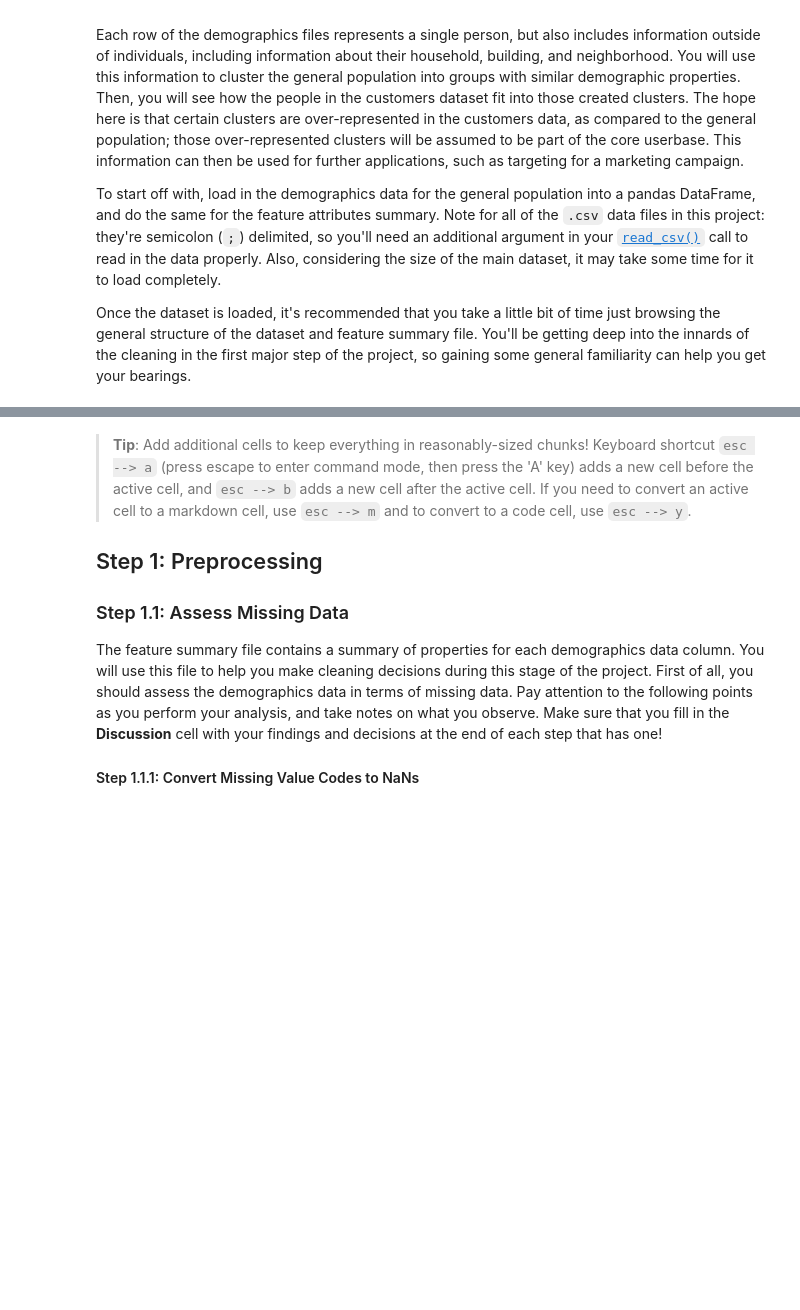
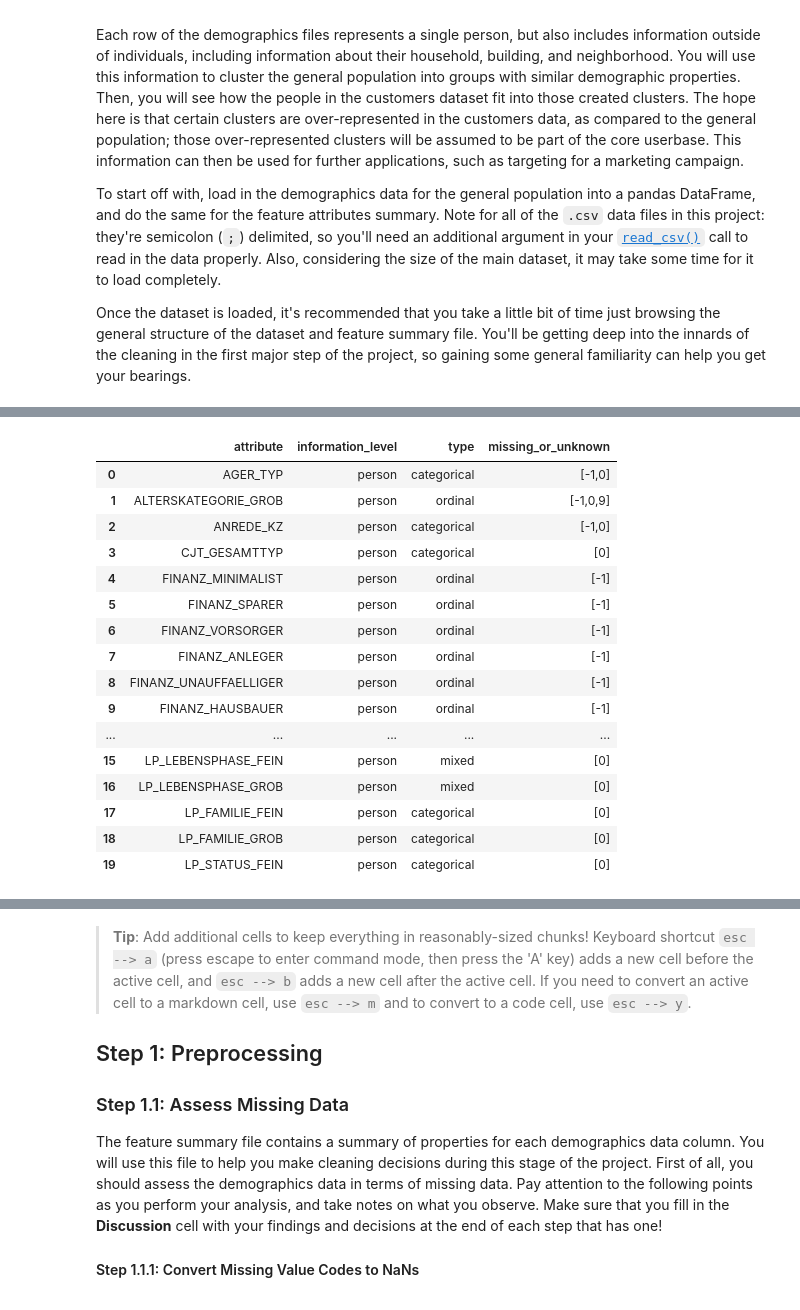
Before and after one commit to GaryLBentley/identify_customer_segments, a Jupyter notebook: Identify_Customer_Segments.ipynb, the cells around one changed output, grey strips where cells are left out. Saved outputs shown, nothing was run; the diff lists cells and outputs as text; code cells hidden in the pictures; blank space fills up the shorter version.

```diff
--- a/Identify_Customer_Segments.ipynb
+++ b/Identify_Customer_Segments.ipynb
@@ -18,8 +18,7 @@ import seaborn as sns
 # magic word for producing visualizations in notebook
 %matplotlib inline
 
-'''
-Import note: The classroom currently uses sklearn version 0.19.
-If you need to use an imputer, it is available in sklearn.preprocessing.Imputer,
-instead of sklearn.impute as in newer versions of sklearn.
-'''
+# Set some Pandas viewing options
+pd.set_option('max_rows', None)
+pd.set_option('max_columns', None)
+pd.set_option('max_colwidth', None)
@@ -42,7 +39,7 @@ To start off with, load in the demographics data for the general population into
 Once the dataset is loaded, it's recommended that you take a little bit of time just browsing the general structure of the dataset and feature summary file. You'll be getting deep into the innards of the cleaning in the first major step of the project, so gaining some general familiarity can help you get your bearings.
 # %%
 # Load in the general demographics data.
-azdias = pd.read_csv('')
+azdias = pd.read_csv('Udacity_AZDIAS_Subset.csv', sep=';')
 
 # Load in the feature summary file.
-feat_info =
+feat_info = pd.read_csv('AZDIAS_Feature_Summary.csv', sep=';')
@@ -51,0 +89,21 @@ feat_info =
+# %%
+# View data for AZDIAS_Feature_Summary
+feat_info.head(20)
+# %% [output]
+|  | attribute | information_level | type | missing_or_unknown |
+| 0 | AGER_TYP | person | categorical | [-1,0] |
+| 1 | ALTERSKATEGORIE_GROB | person | ordinal | [-1,0,9] |
+| 2 | ANREDE_KZ | person | categorical | [-1,0] |
+| 3 | CJT_GESAMTTYP | person | categorical | [0] |
+| 4 | FINANZ_MINIMALIST | person | ordinal | [-1] |
+| 5 | FINANZ_SPARER | person | ordinal | [-1] |
+| 6 | FINANZ_VORSORGER | person | ordinal | [-1] |
+| 7 | FINANZ_ANLEGER | person | ordinal | [-1] |
+| 8 | FINANZ_UNAUFFAELLIGER | person | ordinal | [-1] |
+| 9 | FINANZ_HAUSBAUER | person | ordinal | [-1] |
+| ... | ... | ... | ... | ... |
+| 15 | LP_LEBENSPHASE_FEIN | person | mixed | [0] |
+| 16 | LP_LEBENSPHASE_GROB | person | mixed | [0] |
+| 17 | LP_FAMILIE_FEIN | person | categorical | [0] |
+| 18 | LP_FAMILIE_GROB | person | categorical | [0] |
+| 19 | LP_STATUS_FEIN | person | categorical | [0] |
```
Also changed, not shown: parts of 9 cells of this notebook, 1 other file.
